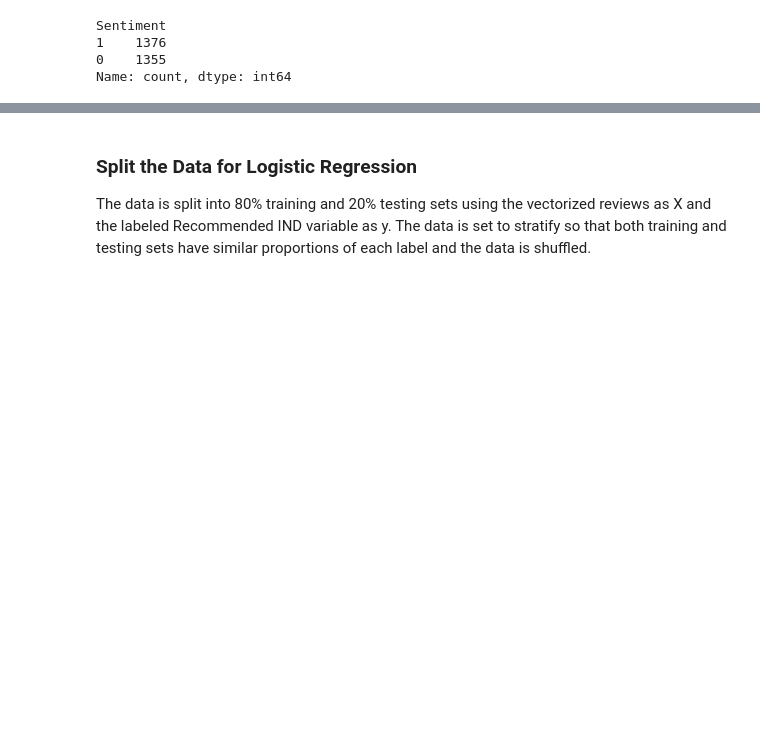
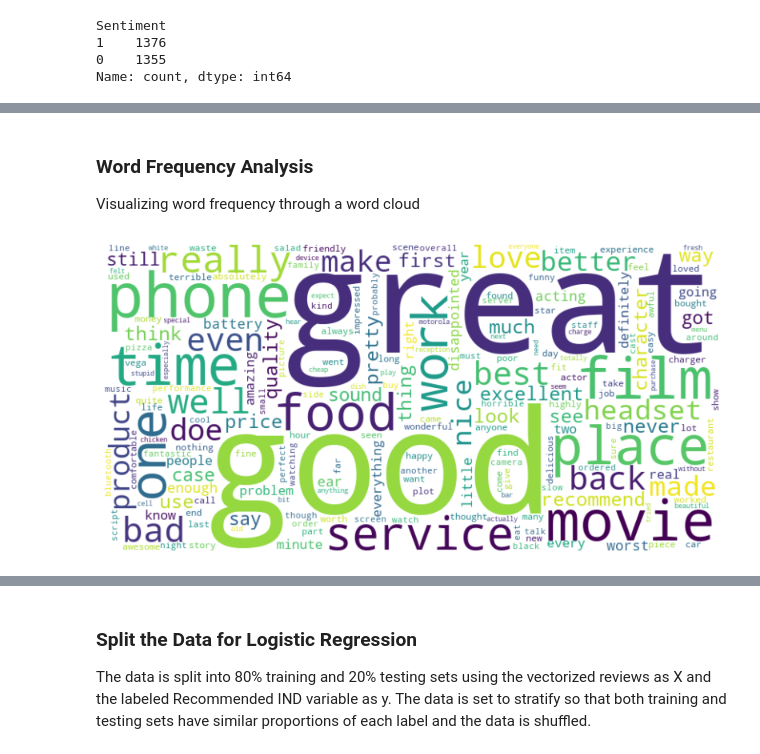
Before and after one commit to thellamagirl/codefolio, a Jupyter notebook: SentimentAnalysis/SentimentAnalysisRandomForestRegression.ipynb, the cells around one changed output, grey strips where cells are left out. Cells and saved outputs as stored; diff of their text form; code cells hidden in the pictures; blank space fills up the shorter version.

```diff
--- a/SentimentAnalysis/SentimentAnalysisRandomForestRegression.ipynb
+++ b/SentimentAnalysis/SentimentAnalysisRandomForestRegression.ipynb
@@ -220,2 +244,19 @@ df.head()
+# %% [markdown]
+### Word Frequency Analysis
+Visualizing word frequency through a word cloud
+# %%
+# Combine all the cleaned review texts into a single string
+combined_text = ' '.join(df['cleaned_review'])
+
+# Create a WordCloud object
+wordcloud = WordCloud(width=800, height=400, max_words=200, background_color='white').generate(combined_text)
+
+# Display the word cloud using matplotlib
+plt.figure(figsize=(10, 5))
+plt.imshow(wordcloud, interpolation='bilinear')
+plt.axis('off')
+plt.show()
+# %% [output]
+[figure, added]
 # %% [markdown]
 ### Calculate Number of Words per Review
```
Also changed, not shown: parts of 36 cells of this notebook.
